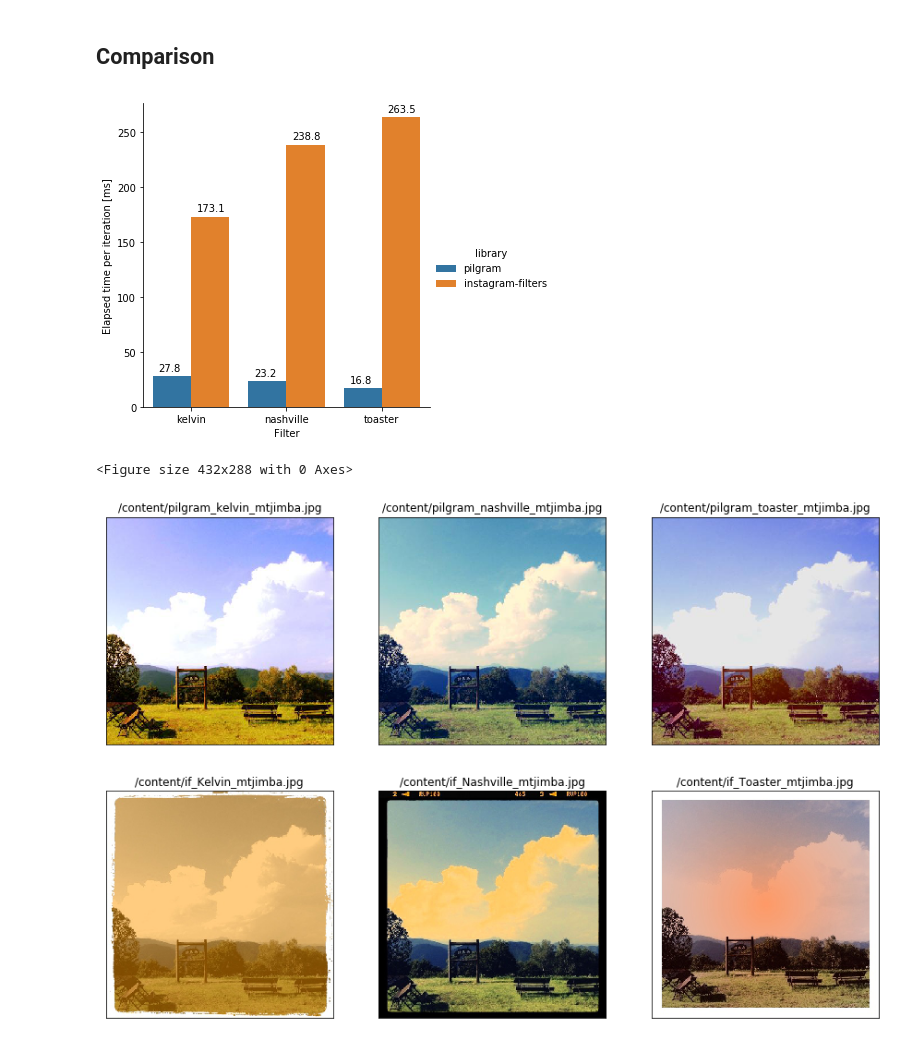
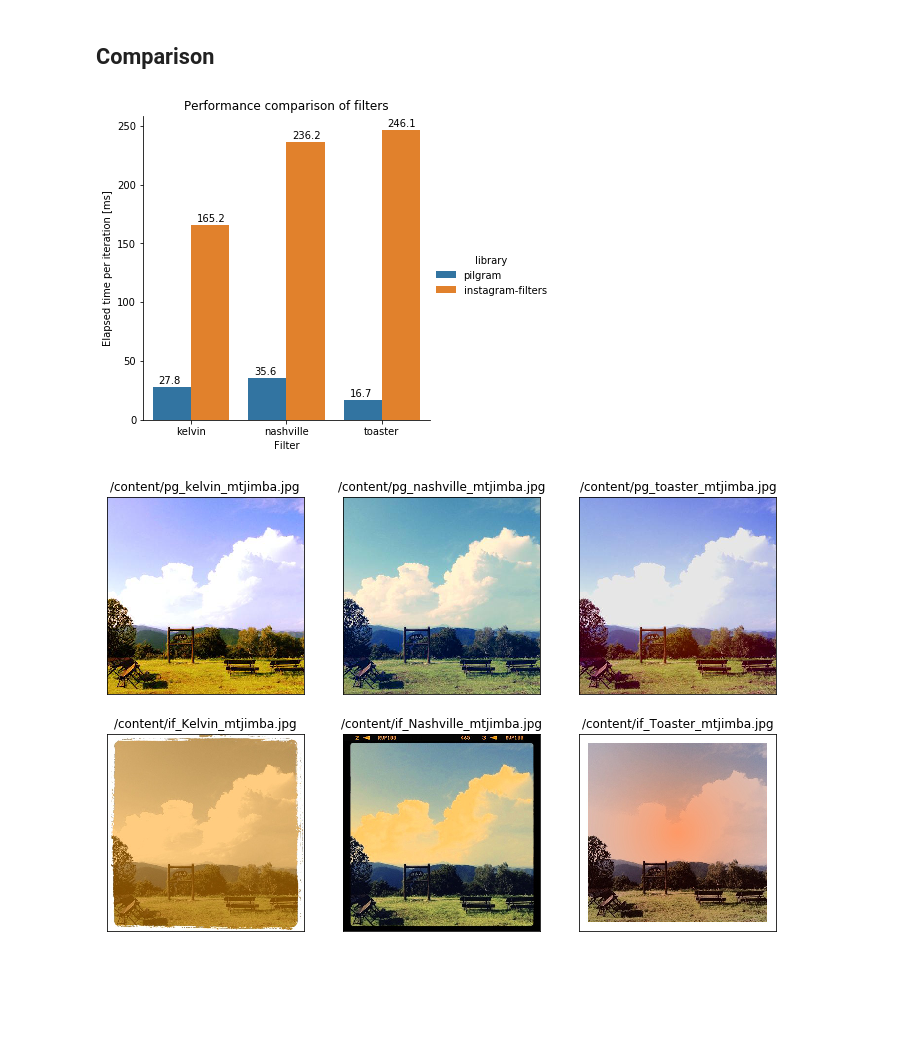
Before and after one commit to akiomik/pilgram, a Jupyter notebook: notebooks/filter-performance-comparison.ipynb, the cells around one changed output. Cells and saved outputs as stored; diff of their text form; code cells hidden in the pictures; blank space fills up the shorter version.

Commit message:
Update filter performance comparison notebook

```diff
--- a/notebooks/filter-performance-comparison.ipynb
+++ b/notebooks/filter-performance-comparison.ipynb
@@ -101,15 +71,10 @@ import matplotlib.pyplot as plt
 from PIL import Image
 
 
-N_LOOP = 1000  # @param
-
-elapsed_time = {
-  'pilgram': {},
-  'instagram_filters': {}
-}
+N_LOOPS = 500  # @param
 
 original_image_name = '/content/mtjimba.jpg'
-pilgram_image_names = ['/content/pilgram_kelvin_mtjimba.jpg', '/content/pilgram_nashville_mtjimba.jpg', '/content/pilgram_toaster_mtjimba.jpg']
+pg_image_names = ['/content/pg_kelvin_mtjimba.jpg', '/content/pg_nashville_mtjimba.jpg', '/content/pg_toaster_mtjimba.jpg']
 if_image_names = ['/content/if_Kelvin_mtjimba.jpg', '/content/if_Nashville_mtjimba.jpg', '/content/if_Toaster_mtjimba.jpg']
 
 display.display_jpeg(display.Image(original_image_name))
@@ -124,16 +89,18 @@ display.display_jpeg(display.Image(original_image_name))
 import pilgram
 
 
-pilgram_filter_names = ['kelvin', 'nashville', 'toaster']
-for filter_name, image_name in zip(pilgram_filter_names, pilgram_image_names):
+pg_filter_names = ['kelvin', 'nashville', 'toaster']
+pg_elapsed_time = {}
+
+for filter_name, image_name in zip(pg_filter_names, pg_image_names):
   time1 = time()
-  for i in range(N_LOOP):
+  for i in range(N_LOOPS):
     shutil.copy(original_image_name, image_name)
     filter = getattr(pilgram, filter_name)
     im = Image.open(image_name)
     im2 = filter(im)
     im2.save(image_name)
   time2 = time()
-  elapsed_time['pilgram'][filter_name] = time2 - time1
+  pg_elapsed_time[filter_name] = time2 - time1
 # %% [output]
 /content
@@ -149,14 +116,16 @@ from instagram_filters import filters
 
 
 if_filter_names = ['Kelvin', 'Nashville', 'Toaster']
+if_elapsed_time = {}
+
 for filter_name, image_name in zip(if_filter_names, if_image_names):
   time1 = time()
-  for i in range(N_LOOP):
+  for i in range(N_LOOPS):
     shutil.copy(original_image_name, image_name)
     filter = getattr(filters, filter_name)
     f = filter(image_name)
     f.apply()
   time2 = time()
-  elapsed_time['instagram_filters'][filter_name] = time2 - time1
+  if_elapsed_time[filter_name] = time2 - time1
 # %% [output]
 /content/instagram-filters
@@ -167,34 +136,34 @@ Wall time: 11min 15s
 # %%
 %matplotlib inline
 
 import numpy as np
 import pandas as pd
 import seaborn as sns
 
 
+elapsed_time = pg_elapsed_time.values() + if_elapsed_time.values()
+elapsed_time_ms = np.array(elapsed_time) / N_LOOPS * 1000
 df = pd.DataFrame(data={
   'library': ['pilgram'] * 3 + ['instagram-filters'] * 3,
-  'filter': pilgram_filter_names + pilgram_filter_names,
-  'elapsed_time': np.array(elapsed_time['pilgram'].values() + elapsed_time['instagram_filters'].values()) / N_LOOP * 1000,
+  'filter': pg_filter_names * 2,
+  'elapsed_time': elapsed_time_ms,
 })
 
 g = sns.catplot(x = 'filter', y = 'elapsed_time', hue='library', data = df, kind = 'bar')
 g.set_axis_labels("Filter", "Elapsed time per iteration [ms]")
-g.set_titles("Performance comparison")
+g.ax.set_title("Performance comparison of filters")
 for p in g.ax.patches:
   x = p.get_x() + .06
-  y = p.get_height() + 5
+  y = p.get_height() + 3
   g.ax.annotate('{:.1f}'.format(p.get_height()), (x, y))
 plt.show()
 # %% [output]
-[figure, old version]
+[figure, new version]
 # %%
-plt.subplots_adjust(wspace=0.2, hspace=-2)
-
-image_names = pilgram_image_names + if_image_names
+image_names = pg_image_names + if_image_names
 rows = 2
-columns = len(pilgram_image_names)
-fig = plt.figure(figsize=(columns * 5, rows * 5))
+columns = len(pg_image_names)
+fig = plt.figure(figsize=(columns * 4, rows * 4))
 for i, image_name in enumerate(image_names):
   im = Image.open(image_name)
   ax = fig.add_subplot(rows, columns, i + 1)
@@ -204,5 +173,4 @@ for i, image_name in enumerate(image_names):
   ax.imshow(im)
 plt.show()
 # %% [output]
-<Figure size 432x288 with 0 Axes>
-[figure, old version]
+[figure, new version]
```
Also changed, not shown: parts of 9 cells of this notebook, 1 other file.
